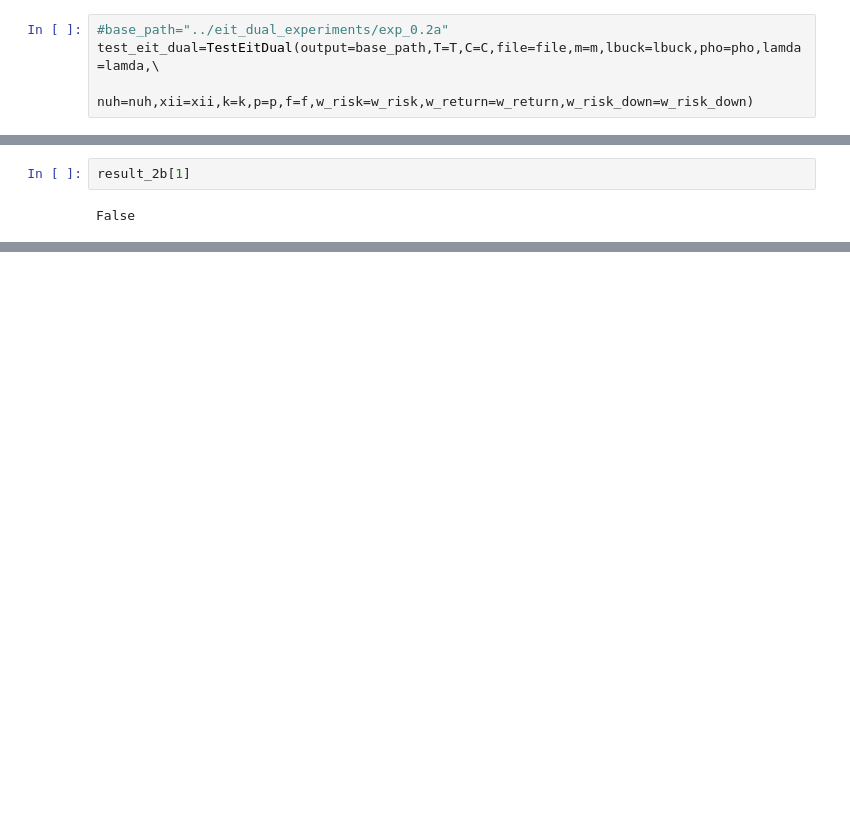
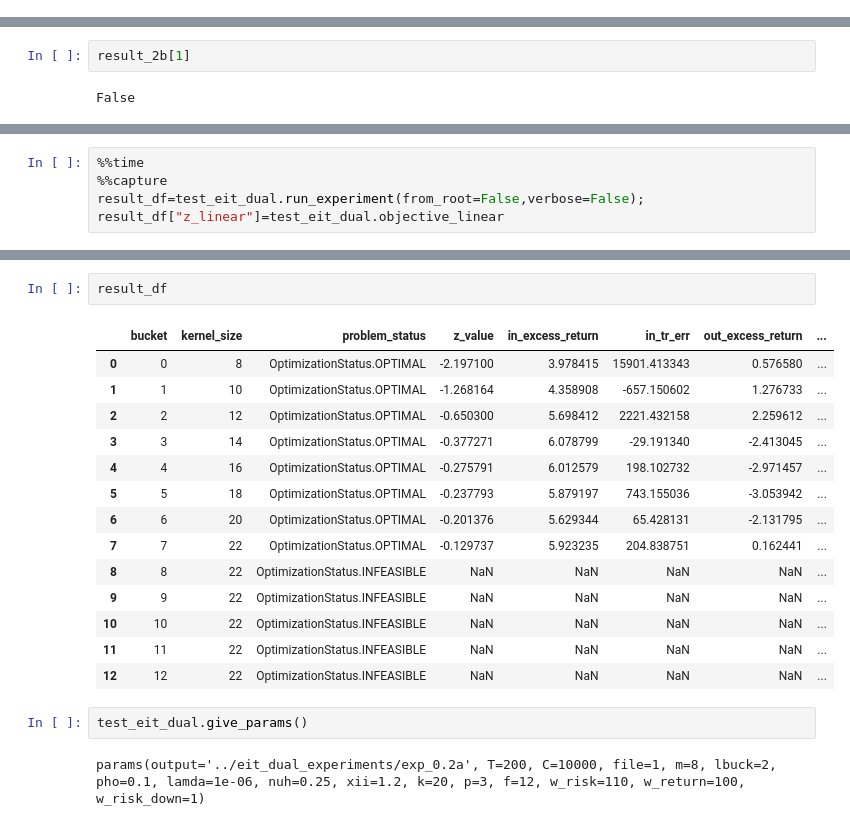
Before and after one commit to ashish1610dhiman/enhanced_index_tracking, a Jupyter notebook: notebooks/eit_dual_testing.ipynb, the cells around one changed output, grey strips where cells are left out. Drawn from its saved outputs; the diff is of its cells as text; blank space fills up the shorter version.

```diff
--- a/notebooks/eit_dual_testing.ipynb
+++ b/notebooks/eit_dual_testing.ipynb
@@ -93,9 +93,5 @@ result[1]
 # %% [markdown]
 ### Test step2a
-# %%
-#base_path="../eit_dual_experiments/exp_0.2a"
-test_eit_dual=TestEitDual(output=base_path,T=T,C=C,file=file,m=m,lbuck=lbuck,pho=pho,lamda=lamda,\
-                          nuh=nuh,xii=xii,k=k,p=p,f=f,w_risk=w_risk,w_return=w_return,w_risk_down=w_risk_down)
 # %%
 result_2a=test_eit_dual.step_2a(result[0],result[1],result[2],from_root=False,verbose=True)
 # %% [output]
@@ -128,0 +147,5 @@ False
+# %%
+%%time
+%%capture
+result_df=test_eit_dual.run_experiment(from_root=False,verbose=False);
+result_df["z_linear"]=test_eit_dual.objective_linear
@@ -128,0 +155,21 @@ False
+# %%
+result_df
+# %% [output]
+|  | bucket | kernel_size | problem_status | z_value | in_excess_return | in_tr_err | out_excess_return | ... |
+| 0 | 0 | 8 | OptimizationStatus.OPTIMAL | -2.197100 | 3.978415 | 15901.413343 | 0.576580 | ... |
+| 1 | 1 | 10 | OptimizationStatus.OPTIMAL | -1.268164 | 4.358908 | -657.150602 | 1.276733 | ... |
+| 2 | 2 | 12 | OptimizationStatus.OPTIMAL | -0.650300 | 5.698412 | 2221.432158 | 2.259612 | ... |
+| 3 | 3 | 14 | OptimizationStatus.OPTIMAL | -0.377271 | 6.078799 | -29.191340 | -2.413045 | ... |
+| 4 | 4 | 16 | OptimizationStatus.OPTIMAL | -0.275791 | 6.012579 | 198.102732 | -2.971457 | ... |
+| 5 | 5 | 18 | OptimizationStatus.OPTIMAL | -0.237793 | 5.879197 | 743.155036 | -3.053942 | ... |
+| 6 | 6 | 20 | OptimizationStatus.OPTIMAL | -0.201376 | 5.629344 | 65.428131 | -2.131795 | ... |
+| 7 | 7 | 22 | OptimizationStatus.OPTIMAL | -0.129737 | 5.923235 | 204.838751 | 0.162441 | ... |
+| 8 | 8 | 22 | OptimizationStatus.INFEASIBLE | NaN | NaN | NaN | NaN | ... |
+| 9 | 9 | 22 | OptimizationStatus.INFEASIBLE | NaN | NaN | NaN | NaN | ... |
+| 10 | 10 | 22 | OptimizationStatus.INFEASIBLE | NaN | NaN | NaN | NaN | ... |
+| 11 | 11 | 22 | OptimizationStatus.INFEASIBLE | NaN | NaN | NaN | NaN | ... |
+| 12 | 12 | 22 | OptimizationStatus.INFEASIBLE | NaN | NaN | NaN | NaN | ... |
+# %%
+test_eit_dual.give_params()
+# %% [output]
+params(output='../eit_dual_experiments/exp_0.2a', T=200, C=10000, file=1, m=8, lbuck=2, pho=0.1, lamda=1e-06, nuh=0.25, xii=1.2, k=20, p=3, f=12, w_risk=110, w_return=100, w_risk_down=1)
```
Also changed, not shown: parts of 6 cells of this notebook, 3 other files.
